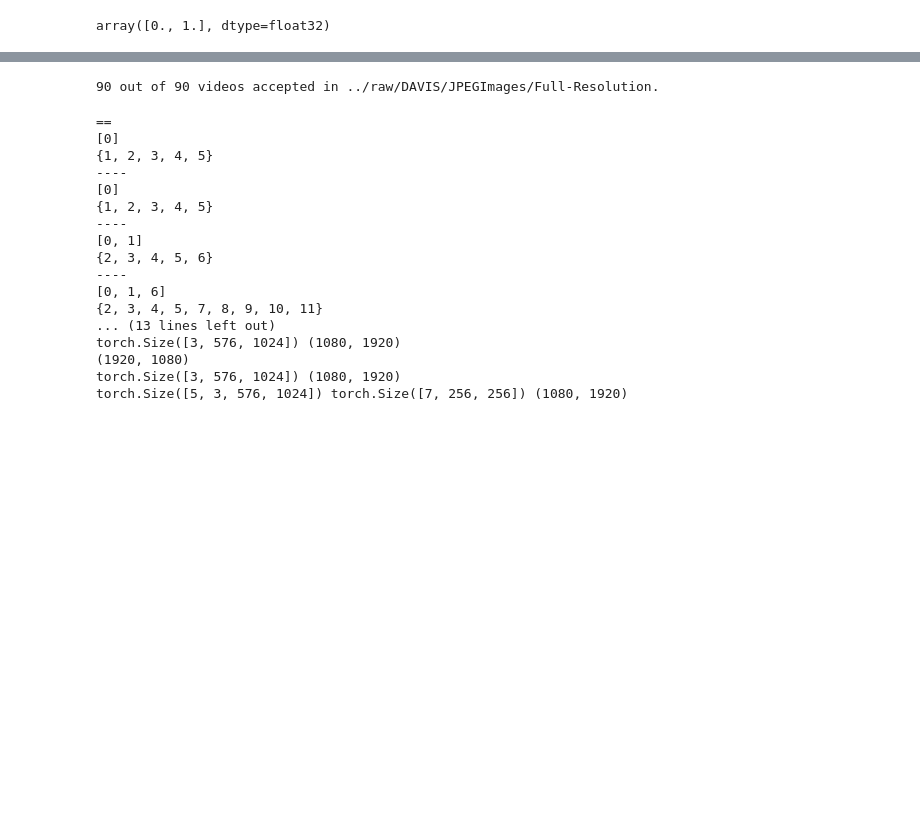
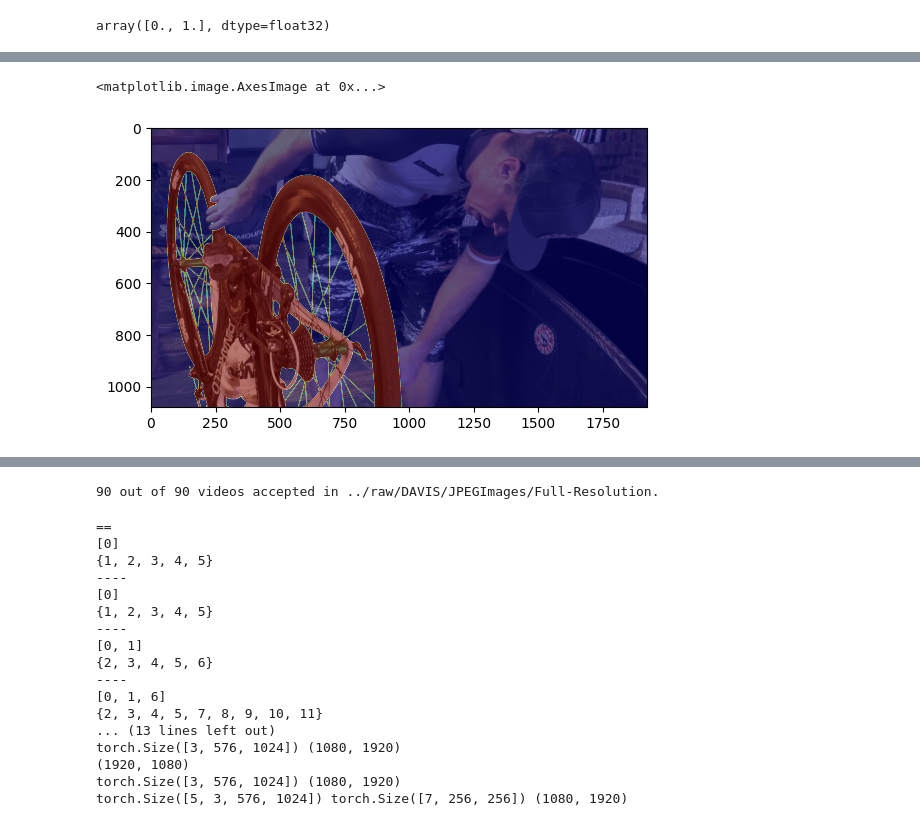
Before and after one commit to SpiderNitt/project-c, a Jupyter notebook: dataloaders/davis_testing.ipynb, the cells around one changed output, grey strips where cells are left out. Cells and saved outputs as stored; diff of their text form; code cells hidden in the pictures; blank space fills up the shorter version.

```diff
--- a/dataloaders/davis_testing.ipynb
+++ b/dataloaders/davis_testing.ipynb
@@ -104,2 +104,8 @@ for i in range(1):
 <Figure size 640x480 with 0 Axes>
+# %%
+plt.imshow(x[0]['cropped_img'].permute(1, 2, 0), cmap='gray')
+plt.imshow(x[0]['gt_mask'][0], cmap='jet', alpha=0.5)
+# %% [output]
+<matplotlib.image.AxesImage at 0x...>
+[figure, added]
 # %%
```
Also changed, not shown: parts of 12 cells of this notebook, 2 other files.
